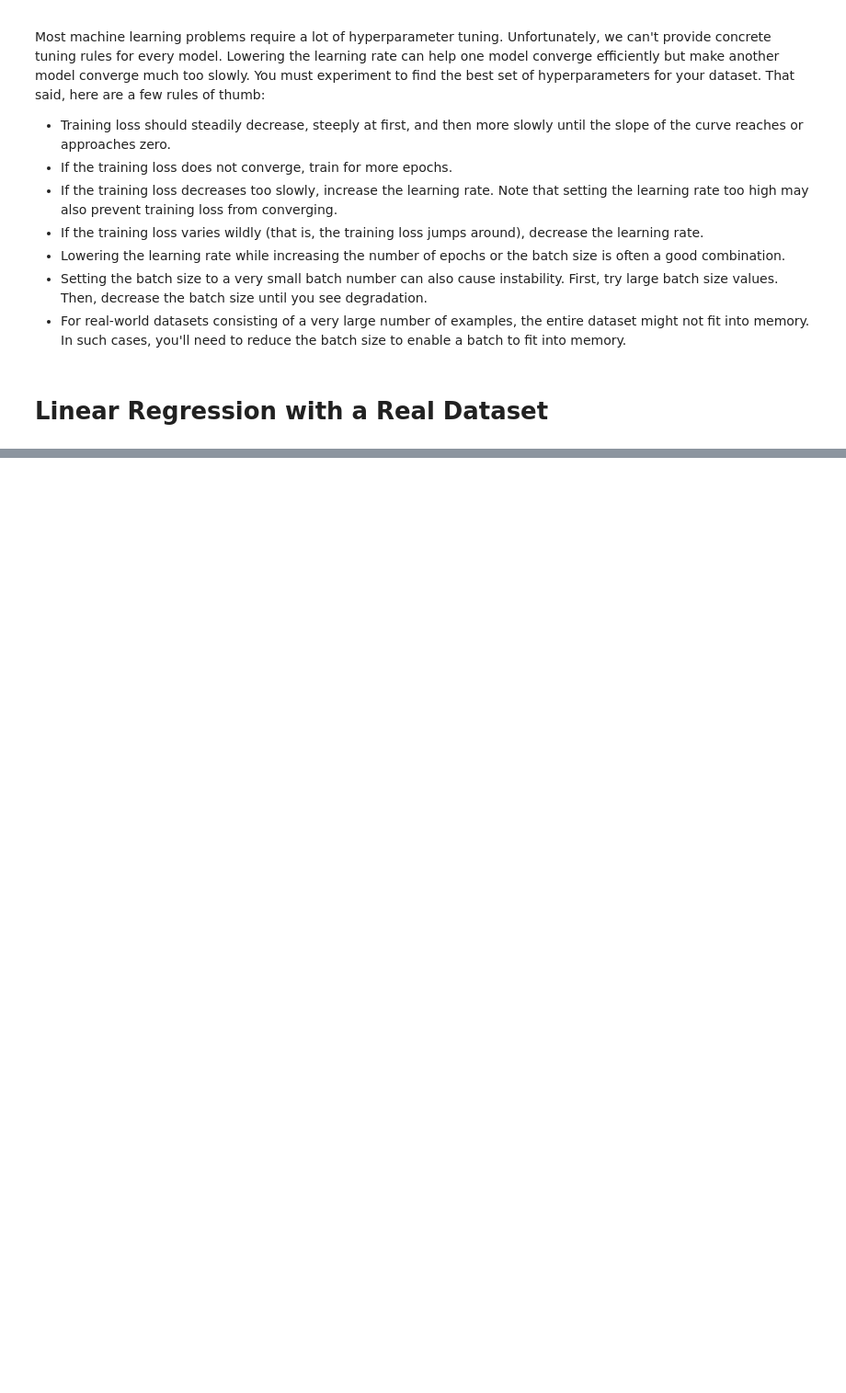
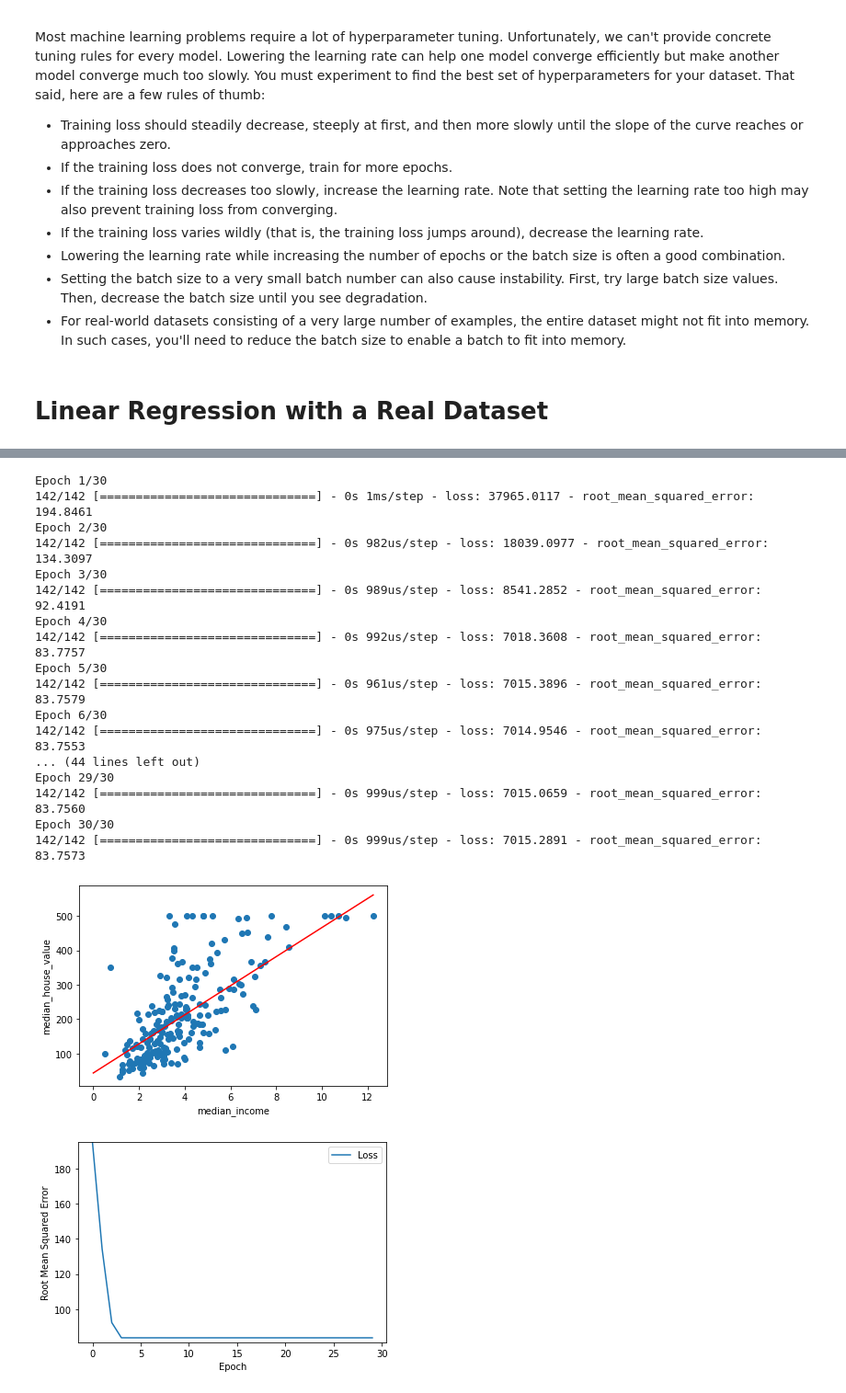
Before and after one commit to m8kin/course_google_crash_course_ml, a Jupyter notebook: tutorials/tensorflow_tutorial.ipynb, the cells around one changed output, grey strips where cells are left out. Shown: that part at 92% size. Cells and saved outputs as stored; diff of their text form; code cells hidden in the pictures; blank space fills up the shorter version.

```diff
--- a/tutorials/tensorflow_tutorial.ipynb
+++ b/tutorials/tensorflow_tutorial.ipynb
@@ -367,0 +552,15 @@ Most machine learning problems require a lot of hyperparameter tuning. Unfortuna
+# %%
+def predict_house_values(n, feature, label):
+  """Predict house values based on a feature."""
+
+  batch = training_df[feature][10000:10000 + n]
+  predicted_values = my_model.predict_on_batch(x=batch)
+
+  print("feature   label          predicted")
+  print("  value   value          value")
+  print("          in thousand$   in thousand$")
+  print("--------------------------------------")
+  for i in range(n):
+    print ("%5.0f %6.0f %15.0f" % (training_df[feature][10000 + i],
+                                   training_df[label][10000 + i],
+                                   predicted_values[i][0] ))
@@ -367,0 +584,37 @@ Most machine learning problems require a lot of hyperparameter tuning. Unfortuna
+# %%
+my_feature = "median_income"
+
+# Experiment with the hyperparameters.
+learning_rate = 0.1
+epochs = 30
+batch_size = 120
+
+# Don't change anything below this line.
+my_model = build_model(learning_rate)
+weight, bias, epochs, rmse = train_model(my_model, training_df,
+                                         my_feature, my_label,
+                                         epochs, batch_size)
+plot_the_model(weight, bias, my_feature, my_label)
+plot_the_loss_curve(epochs, rmse)
+
+predict_house_values(15, my_feature, my_label)
+# %% [output]
+Epoch 1/30
+142/142 [==============================] - 0s 1ms/step - loss: 37965.0117 - root_mean_squared_error: 194.8461
+Epoch 2/30
+142/142 [==============================] - 0s 982us/step - loss: 18039.0977 - root_mean_squared_error: 134.3097
+Epoch 3/30
+142/142 [==============================] - 0s 989us/step - loss: 8541.2852 - root_mean_squared_error: 92.4191
+Epoch 4/30
+142/142 [==============================] - 0s 992us/step - loss: 7018.3608 - root_mean_squared_error: 83.7757
+Epoch 5/30
+142/142 [==============================] - 0s 961us/step - loss: 7015.3896 - root_mean_squared_error: 83.7579
+Epoch 6/30
+142/142 [==============================] - 0s 975us/step - loss: 7014.9546 - root_mean_squared_error: 83.7553
+... (44 lines left out)
+Epoch 29/30
+142/142 [==============================] - 0s 999us/step - loss: 7015.0659 - root_mean_squared_error: 83.7560
+Epoch 30/30
+142/142 [==============================] - 0s 999us/step - loss: 7015.2891 - root_mean_squared_error: 83.7573
+[figure, added]
+[figure, added]
```
Also changed, not shown: parts of 16 cells of this notebook, 2 other files.
